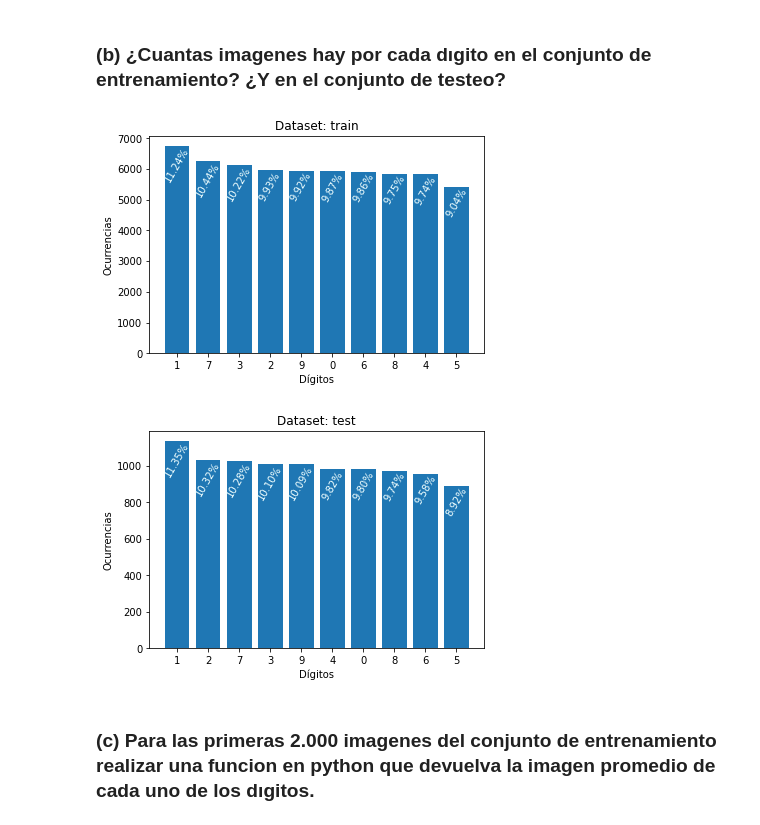
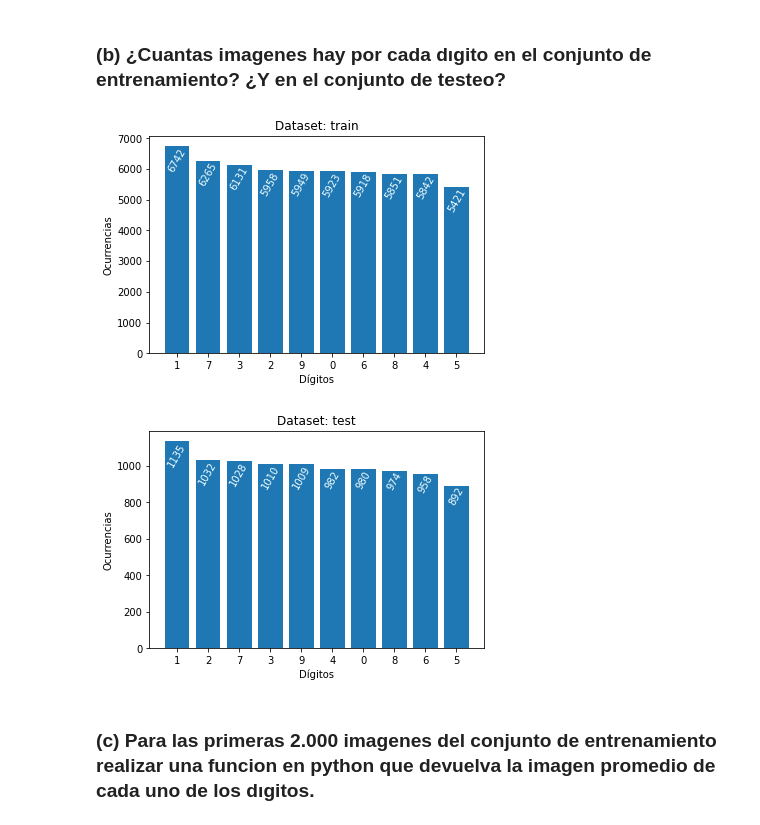
Before and after one commit to sanchez-17/TP2-AlgebraLinealComputacional-UBA-Exactas, a Jupyter notebook: Tp2.ipynb, the cells around one changed output. Drawn from its saved outputs; the diff is of its cells as text; code cells hidden in the pictures.

```diff
--- a/Tp2.ipynb
+++ b/Tp2.ipynb
@@ -58,36 +58,57 @@ graficar(train,fila)
 # %% [markdown]
 ### (b) ¿Cuantas imagenes hay por cada dıgito en el conjunto de entrenamiento? ¿Y en el conjunto de testeo?
 # %%
-def distribuciones(df,nombre_df):
+def distribuciones_con_porcentajes(df,nombre_df):
     # Calcular las ocurrencias de cada dígito
     ocurrencias = df[df.columns[0]].value_counts()
     # Calcular el total de ocurrencias
     total_ocurrencias = ocurrencias.sum()
     # Calcular los porcentajes de ocurrencia
     porcentajes = (ocurrencias / total_ocurrencias) * 100
     # Crear la figura y el eje del gráfico
     fig, ax = plt.subplots()
     digitos = [str(d) for d in ocurrencias.index]
     plt.bar(digitos,ocurrencias.values)
     #Agregar etiquetas de texto en cada barra
     for i in range(len(ocurrencias)):
         ax.text(i , ocurrencias.values[i],
-                f"{porcentajes.values[i]:.2f}%",
+                f"{porcentajes[i]:.2f}%",
                 ha='center',
                 va='top',
                 rotation=60,
                 c="azure")
     # Configurar etiquetas y título del gráfico
     ax.set_xlabel('Dígitos')
     ax.set_ylabel('Ocurrencias')
     ax.set_title('Dataset: '+nombre_df)
     plt.show()
 
-distribuciones(train,"train")
-distribuciones(test,"test")
+def distribuciones_con_cantidades(df,nombre_df):
+    # Calcular las ocurrencias de cada dígito
+    ocurrencias = df[df.columns[0]].value_counts()
+    # Crear la figura y el eje del gráfico
+    fig, ax = plt.subplots()
+    digitos = [str(d) for d in ocurrencias.index]
+    plt.bar(digitos,ocurrencias.values)
+    #Agregar etiquetas de texto en cada barra
+    for i in range(len(ocurrencias)):
+        ax.text(i , ocurrencias.values[i],
+                f"{ocurrencias.values[i]:.0f}",
+                ha='center',
+                va='top',
+                rotation=60,
+                c="azure")
+    # Configurar etiquetas y título del gráfico
+    ax.set_xlabel('Dígitos')
+    ax.set_ylabel('Ocurrencias')
+    ax.set_title('Dataset: '+nombre_df)
+    plt.show()
+
+distribuciones_con_cantidades(train,"train")
+distribuciones_con_cantidades(test,"test")
 # %% [output]
-[figure, old version]
+[figure, new version]
-[figure, old version]
+[figure, new version]
 # %% [markdown]
 ### (c) Para las primeras 2.000 imagenes del conjunto de entrenamiento realizar una funcion en python que devuelva la imagen promedio de cada uno de los dıgitos.
 # %%
```
Also changed, not shown: parts of 12 cells of this notebook, 1 other file.
